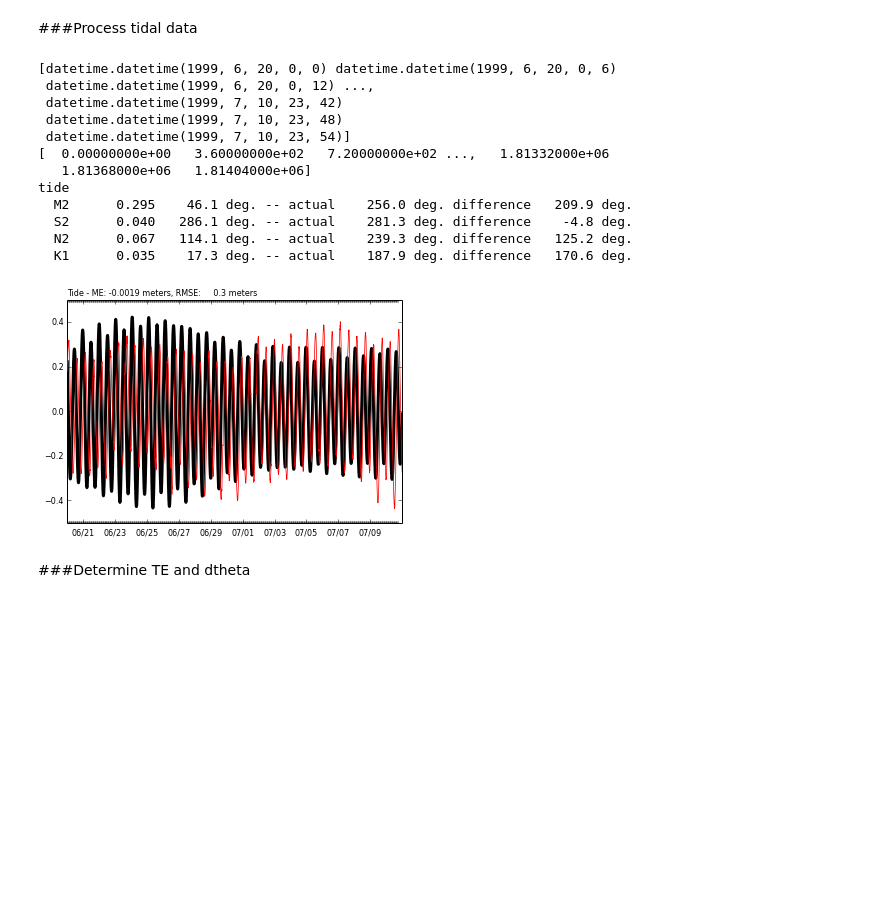
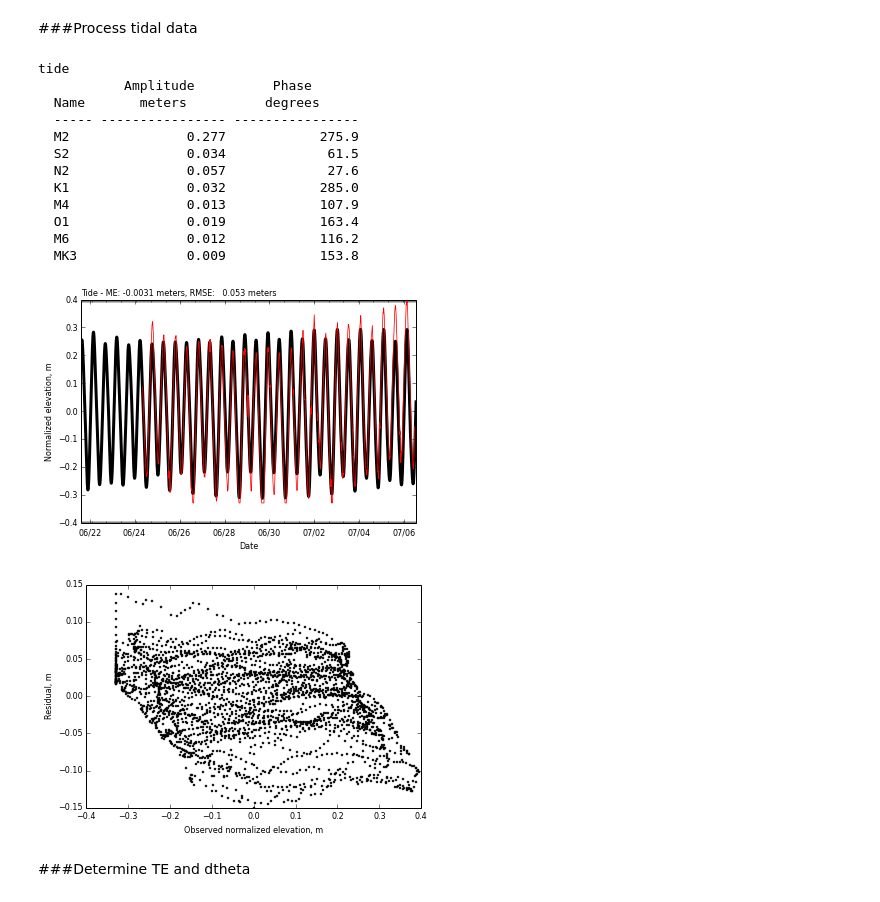
Before and after one commit to jdhughes-usgs/IPyNB, a Jupyter notebook: Tidal/FerrisTidalDataAnalysis_DE.ipynb, the cells around one changed output. Saved outputs shown, nothing was run; the diff lists cells and outputs as text; code cells hidden in the pictures; blank space fills up the shorter version.

```diff
--- a/Tidal/FerrisTidalDataAnalysis_DE.ipynb
+++ b/Tidal/FerrisTidalDataAnalysis_DE.ipynb
@@ -65,7 +66,7 @@ noaa_cons = [['M2',12.421,0.298,256.0],
              ['K2',11.96723606,0.014,278.4],
              ['M8',3.105150301,0,0],
              ['MS4',6.103339275,0.004,177.4]]# [name, period, amplitude in m, phase in degrees]
-nfreq = 4
+nfreq = 8 #37
 harmonics = noaa_cons[:nfreq]
 # %% [markdown]
 ###Function to perform hydraulic regression
@@ -212,20 +223,20 @@ def calculate_t(time_in):
 # %% [markdown]
 ###Function to recreate time series, calculate l2 norm, and calculate error
 # %%
-def create_signal(pharmonics,t_in):
-    nsamples = t_in.shape
+def create_signal(pharmonics,t_cs):
+    nsamples = t_cs.shape
     v_out = zeros(nsamples, float)
-    for idx,[c,period,a,theta,te,dtheta] in enumerate(pharmonics):
+    for idx,[c,period,a,theta,te,phase] in enumerate(pharmonics):
         period *= 60. * 60.
         fr = 1. / period
         omega = 2. * pi * fr
         theta *= pi / 180.
-        phase = dtheta * pi / 180.
-        v_out += te * a * cos(omega*t_in + theta + phase)
+        phase *= pi / 180.
+        v_out += te * a * cos(omega*t_cs - theta - phase)
     return v_out
-def signal_error(pharmonics,obst,obsv):
-    terr = calculate_t(obst)
-    simv = create_signal(pharmonics,terr)
+def signal_error(pharmonics,datetime_se,obsv):
+    t_se = calculate_t(datetime_se)
+    simv = create_signal(pharmonics,t_se)
     resid = subtract(simv,obsv)
     me = average(resid)
     rmse = std(resid)
@@ -235,40 +246,46 @@ def signal_error(pharmonics,obst,obsv):
 # %%
 #--process tide
 station = 'tide'
-dtime, dv = tide[2], tide[3]
-t = calculate_t(dtime)
-print dtime
-print t
-tide_alpha, tide_theta = harmonic_analysis(station,harmonics,t,dv)
+t = calculate_t(tide_datetime)
+tide_alpha, tide_theta = harmonic_analysis(station,harmonics,t,tide_v,print_results=True)
 #--plot simulated and observed tide
-#t = calculate_t(time_all)
+pt = calculate_t(time_all)
 harmonic_results = []
 for idx,[c,period,a,tv] in enumerate(harmonics):
     harmonic_results.append([c, period, tide_alpha[idx], tide_theta[idx], 1.0, 0.0])
-#dsec = (time_min-dtime[0]).total_seconds()
-#t += dsec
-vr = create_signal(harmonic_results,t)
-me, rmse = signal_error(harmonic_results,dtime,dv)
+dsec = (time_min-dtime[0]).total_seconds()
+pt += dsec
+vr = create_signal(harmonic_results,pt)
+vr_paired = create_signal(harmonic_results,t)
+me, rmse = signal_error(harmonic_results,tide_datetime,tide_v)
 ctxt = '{0} - ME: {1:7.2g} meters, RMSE: {2:7.2g} meters'.format('Tide', me, rmse)
 ax = subplot(1,1,1)
-ax.plot(dtime, vr, linewidth=3.0, color='black', zorder=9)
-ax.plot(dtime, dv, linewidth=0.75, color='red', zorder=10)
+ax.plot(time_all, vr, linewidth=3.0, color='black', zorder=9)
+ax.plot(tide_datetime, tide_v, linewidth=0.75, color='red', zorder=10)
 ax.text(0.0, 1.01, ctxt, ha='left', va='bottom', size=8, transform=ax.transAxes)
 set_daysFmt(ax)
+xlabel('Date')
+ylabel('Normalized elevation, m')
 show()
+ax = subplot(1,1,1)
+ax.plot(tide_v, (vr_paired-tide_v), linewidth=0.0, marker='o', markersize=2, color='black')
+xlabel('Observed normalized elevation, m')
+ylabel('Residual, m')
+show()
 # %% [output]
-[datetime.datetime(1999, 6, 20, 0, 0) datetime.datetime(1999, 6, 20, 0, 6)
- datetime.datetime(1999, 6, 20, 0, 12) ...,
- datetime.datetime(1999, 7, 10, 23, 42)
- datetime.datetime(1999, 7, 10, 23, 48)
- datetime.datetime(1999, 7, 10, 23, 54)]
-[  0.00000000e+00   3.60000000e+02   7.20000000e+02 ...,   1.81332000e+06
-   1.81368000e+06   1.81404000e+06]
 tide
-  M2      0.295    46.1 deg. -- actual    256.0 deg. difference   209.9 deg.
-  S2      0.040   286.1 deg. -- actual    281.3 deg. difference    -4.8 deg.
-  N2      0.067   114.1 deg. -- actual    239.3 deg. difference   125.2 deg.
-  K1      0.035    17.3 deg. -- actual    187.9 deg. difference   170.6 deg.
+           Amplitude          Phase
+  Name       meters          degrees
+  ----- ---------------- ----------------
+  M2               0.277            275.9
+  S2               0.034             61.5
+  N2               0.057             27.6
+  K1               0.032            285.0
+  M4               0.013            107.9
+  O1               0.019            163.4
+  M6               0.012            116.2
+  MK3              0.009            153.8
-[figure, old version]
+[figure, new version]
+[figure, added]
 # %% [markdown]
 ###Determine TE and dtheta
```
Also changed, not shown: parts of 9 cells of this notebook, 2 other files.
